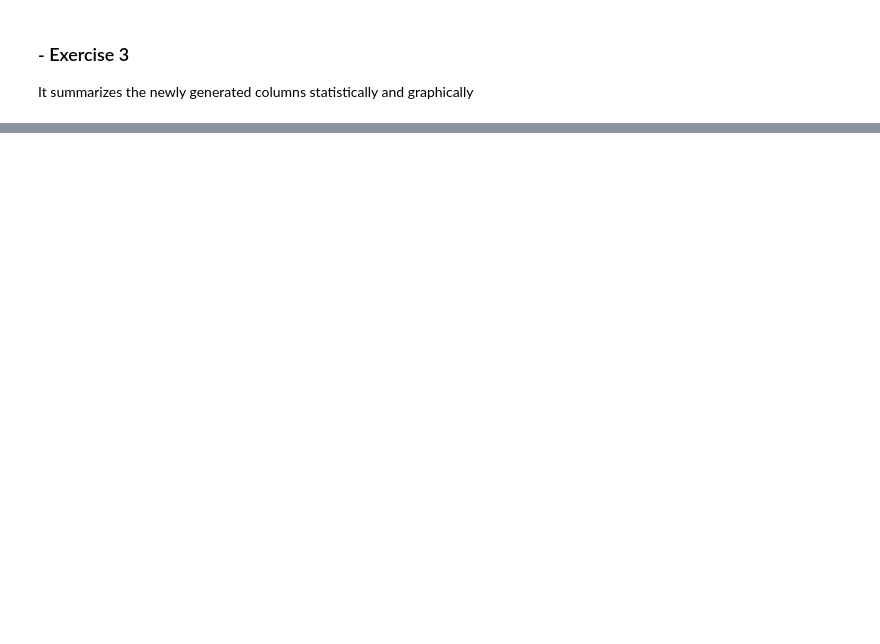
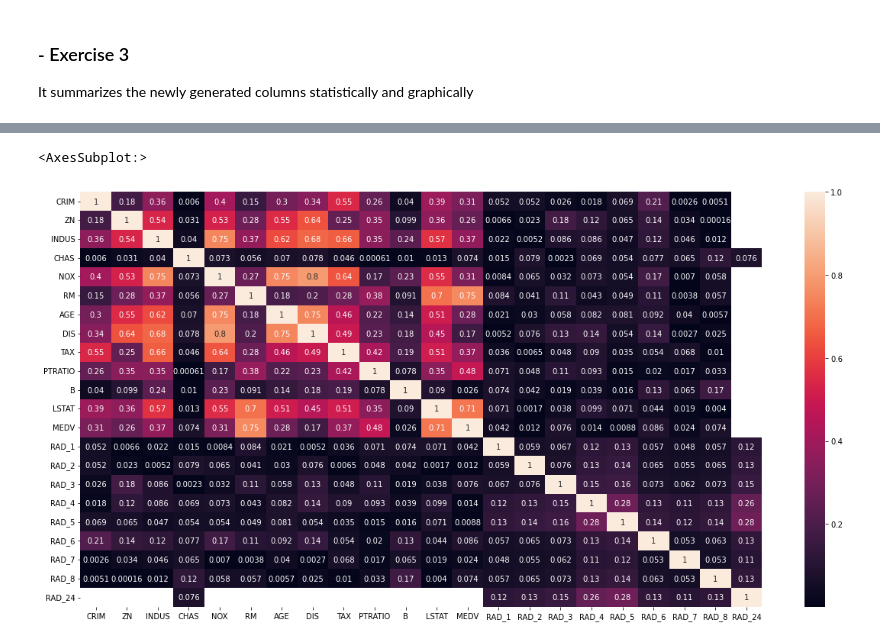
Before and after one commit to IvanaCandyAguilar/Data-Engineer-Data-Science, a Jupyter notebook: Sprint5/Task M5 T02.ipynb, the cells around one changed output, grey strips where cells are left out. Saved outputs shown, nothing was run; the diff lists cells and outputs as text; code cells hidden in the pictures; blank space fills up the shorter version.

```diff
--- a/Sprint5/Task M5 T02.ipynb
+++ b/Sprint5/Task M5 T02.ipynb
@@ -381,0 +491,6 @@ It summarizes the newly generated columns statistically and graphically
+# %%
+plt.figure(figsize=(20, 10))
+sns.heatmap(train.corr().abs(),  annot=True)
+# %% [output]
+<AxesSubplot:>
+[figure, added]
```
Also changed, not shown: parts of 17 cells of this notebook.
